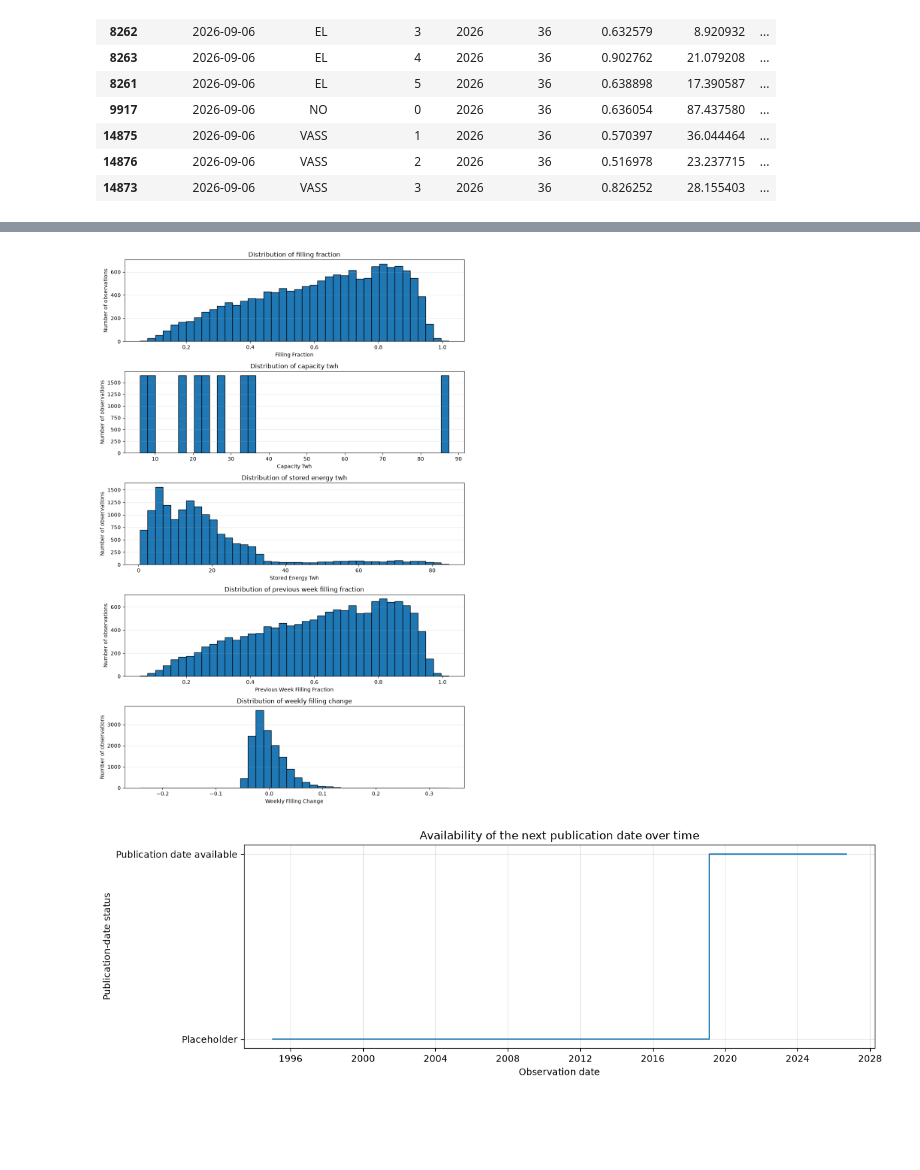
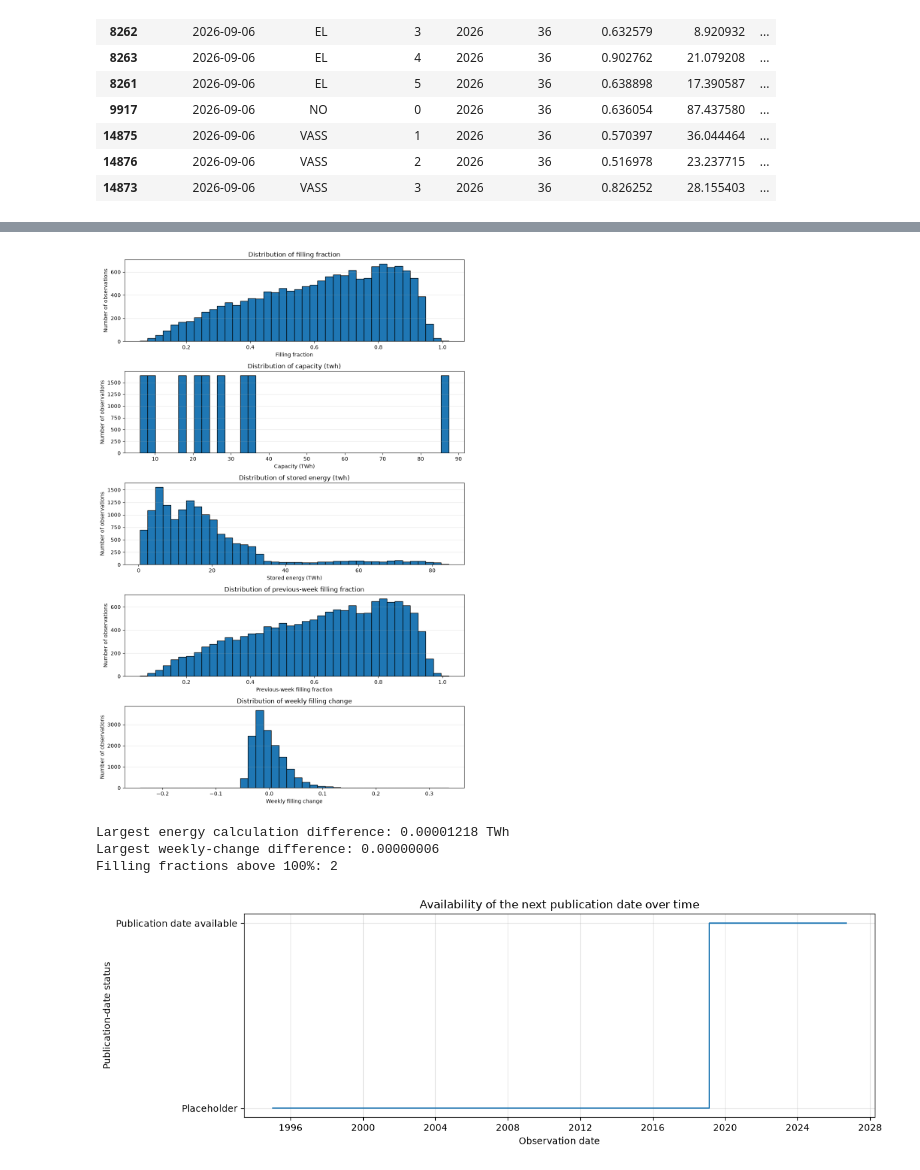
Before and after one commit to G0KU-DOTCOM/Streamlit_dashboard, a Jupyter notebook: notebooks/prosjekt_part1.ipynb, the cells around one changed output, grey strips where cells are left out. Saved outputs shown, nothing was run; the diff lists cells and outputs as text; code cells hidden in the pictures; blank space fills up the shorter version.

```diff
--- a/notebooks/prosjekt_part1.ipynb
+++ b/notebooks/prosjekt_part1.ipynb
@@ -257,39 +226,67 @@ display(column_summary)
 # %%
-import matplotlib.pyplot as plt
-
 # I only include actual measurements here. Identifiers such as area number,
 # ISO year, and ISO week would not be useful in this placeholder check.
 measurement_columns = [
     "filling_fraction",
     "capacity_twh",
     "stored_energy_twh",
     "previous_week_filling_fraction",
     "weekly_filling_change"
 ]
+
+measurement_labels = {
+    "filling_fraction": "Filling fraction",
+    "capacity_twh": "Capacity (TWh)",
+    "stored_energy_twh": "Stored energy (TWh)",
+    "previous_week_filling_fraction": "Previous-week filling fraction",
+    "weekly_filling_change": "Weekly filling change"
+}
 
 fig, axes = plt.subplots(
     nrows=len(measurement_columns),
     ncols=1,
     figsize=(10, 15)
 )
 
 # A numerical placeholder would normally appear as a large isolated spike,
 # often at zero or far outside the range of the real observations.
 for axis, column in zip(axes, measurement_columns):
     axis.hist(
         reservoirs[column],
         bins=40,
         edgecolor="black"
     )
-    axis.set_title(f"Distribution of {column.replace('_', ' ')}")
-    axis.set_xlabel(column.replace("_", " ").title())
+    axis.set_title(f"Distribution of {measurement_labels[column].lower()}")
+    axis.set_xlabel(measurement_labels[column])
     axis.set_ylabel("Number of observations")
     axis.grid(axis="y", alpha=0.3)
 
 plt.tight_layout()
 plt.show()
+
+# These calculations verify the relationships that the column names imply.
+energy_difference = (
+    reservoirs["stored_energy_twh"]
+    - reservoirs["capacity_twh"] * reservoirs["filling_fraction"]
+).abs().max()
+
+weekly_change_difference = (
+    reservoirs["weekly_filling_change"]
+    - (reservoirs["filling_fraction"]
+       - reservoirs["previous_week_filling_fraction"])
+).abs().max()
+
+print(f"Largest energy calculation difference: {energy_difference:.8f} TWh")
+print(f"Largest weekly-change difference: {weekly_change_difference:.8f}")
+print(
+    "Filling fractions above 100%:",
+    (reservoirs["filling_fraction"] > 1).sum()
+)
 # %% [output]
-[figure, old version]
+[figure, new version]
+Largest energy calculation difference: 0.00001218 TWh
+Largest weekly-change difference: 0.00000006
+Filling fractions above 100%: 2
 # %%
 # The same publication date is repeated for all nine areas in each week,
 # so I keep one record per observation date before creating the plot.
```
Also changed, not shown: parts of 22 cells of this notebook.
